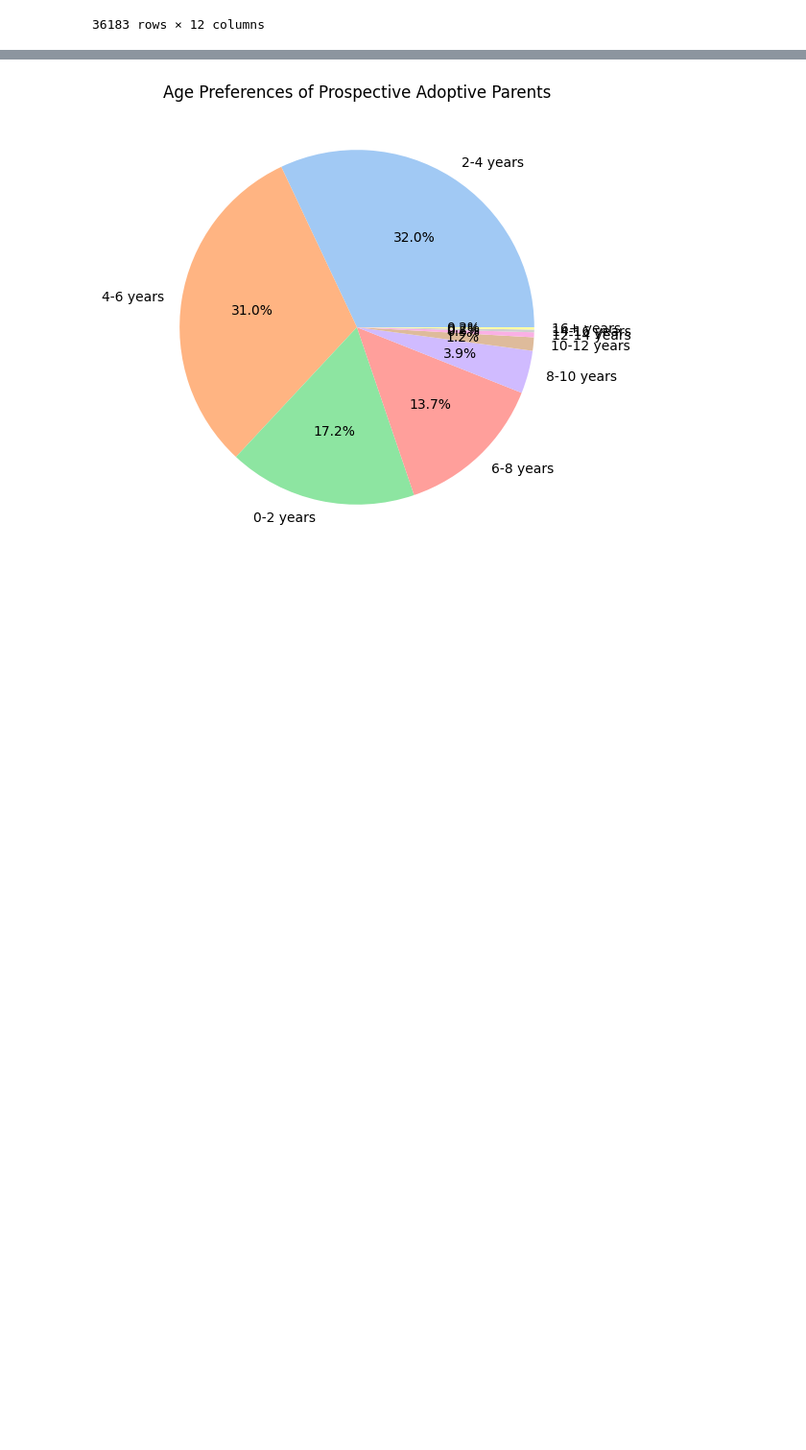
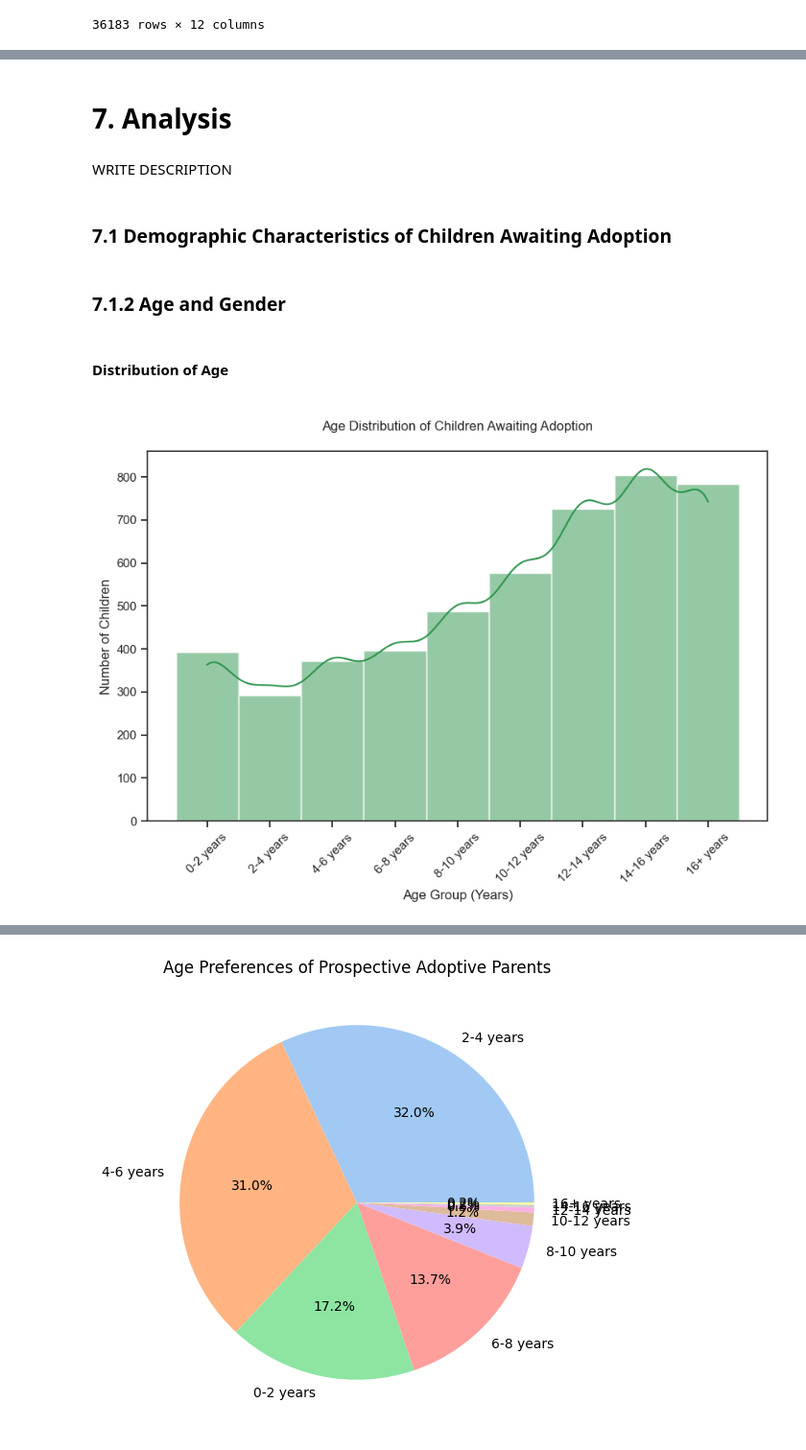
Before and after one commit to giulliadeux/br_adoption, a Jupyter notebook: Adoption in Brazil.ipynb, the cells around one changed output, grey strips where cells are left out. Shown at 96% size. Cells and saved outputs as stored; diff of their text form; code cells hidden in the pictures; blank space fills up the shorter version.

```diff
--- a/Adoption in Brazil.ipynb
+++ b/Adoption in Brazil.ipynb
@@ -788,13 +767,13 @@ def process_general_data(data, count_column):
                     processed_data.append(new_row)
     return pd.DataFrame(processed_data)
 # %%
-# Preprocess data
-print("Preprocessing children data...")
+# preprocesses data
+#print("Preprocessing children data...")
 children_data = preprocess_data(children_data)
-print("Preprocessing parents data...")
+#print("Preprocessing parents data...")
 parents_data = preprocess_data(parents_data)
 
-# Consolidate data for all regions
+# consolidates data for all regions
 consolidated_data = {}
 
 for region, dfs in children_data.items():
@@ -807,11 +786,11 @@ for region, dfs in parents_data.items():
         print(f"Processing parents data for region: {region}")
         consolidated_data[f"parents_{region}"] = create_consolidated_parents_data_for_region(region, dfs)
 
-# Display basic info about the consolidated dataframes for each region
-for key, df in consolidated_data.items():
-    print(f"\n{key} Data:")
+# displays basic info about the consolidated dataframes for each region
+#for key, df in consolidated_data.items():
+#    print(f"\n{key} Data:")
     #print(df.info())
-    display(df)
+#    display(df)
 # %% [output]
 Preprocessing children data...
 Preprocessing parents data...
@@ -1311,0 +1074,25 @@ plt.show()
+# %% [markdown]
+# 7. Analysis
+# %% [markdown]
+WRITE DESCRIPTION
+# %% [markdown]
+### 7.1 Demographic Characteristics of Children Awaiting Adoption
+# %% [markdown]
+### 7.1.2 Age and Gender
+# %% [markdown]
+#### Distribution of Age
+# %%
+# set the theme and custom green color palette
+sns.set_theme(style="ticks")
+green_palette = sns.color_palette("Greens")
+
+# histogram for age distribution
+plt.figure(figsize=(10, 6))
+sns.histplot(data=children_consolidated, x='age_group', kde=True, color=green_palette[4])
+plt.title('\nAge Distribution of Children Awaiting Adoption\n')
+plt.xlabel('Age Group (Years)')
+plt.ylabel('Number of Children')
+plt.xticks(rotation=45)
+plt.show()
+# %% [output]
+[figure, added]
```
Also changed, not shown: parts of 98 cells of this notebook.
